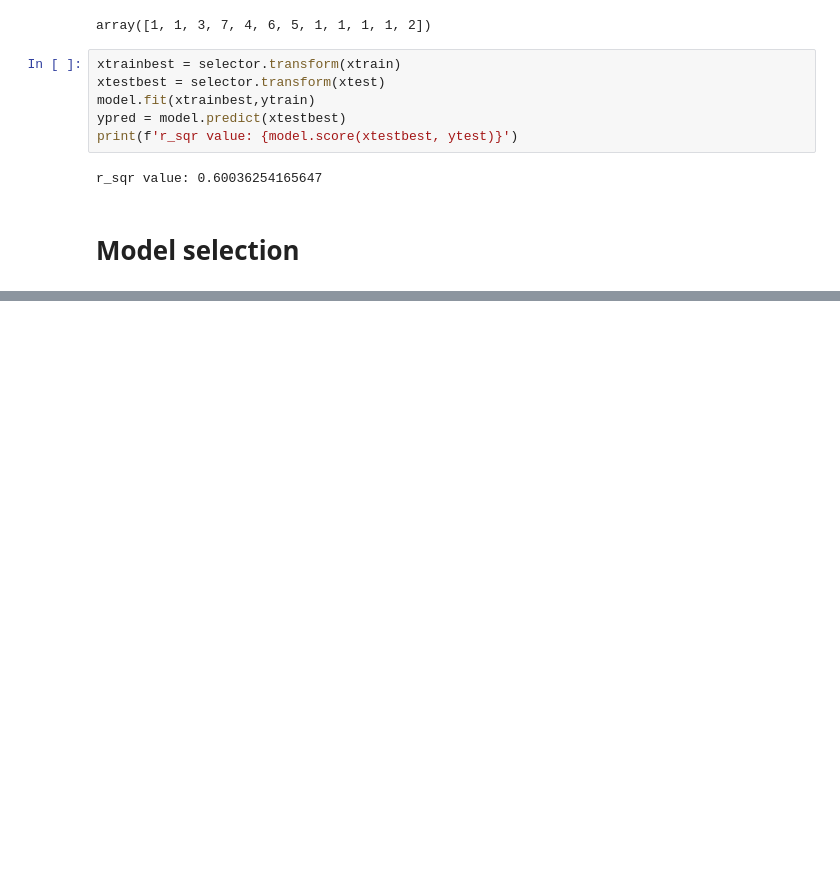
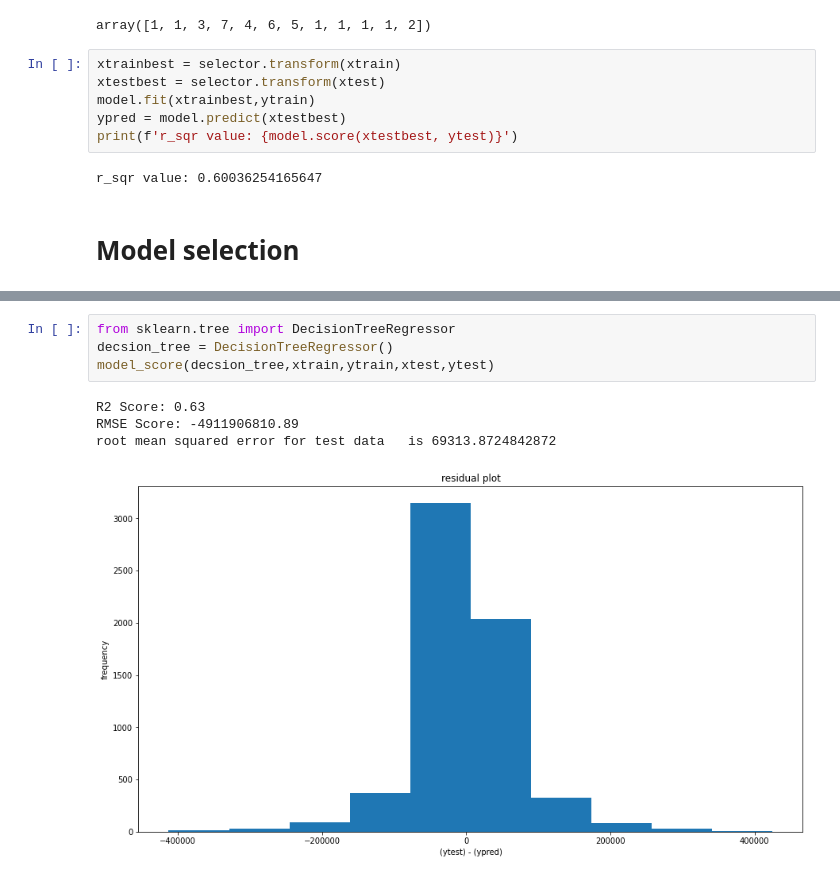
Before and after one commit to bharath-nepoleon/sklearn-session, a Jupyter notebook: linear-regression.ipynb, the cells around one changed output, grey strips where cells are left out. Drawn from its saved outputs; the diff is of its cells as text; blank space fills up the shorter version.

```diff
--- a/linear-regression.ipynb
+++ b/linear-regression.ipynb
@@ -608,0 +592,9 @@ print(scores.mean())
+# %%
+from sklearn.tree import DecisionTreeRegressor
+decsion_tree = DecisionTreeRegressor()
+model_score(decsion_tree,xtrain,ytrain,xtest,ytest)
+# %% [output]
+R2 Score: 0.63
+RMSE Score: -4911906810.89
+root mean squared error for test data   is 69313.8724842872
+[figure, added]
```
Also changed, not shown: parts of 29 cells of this notebook.
